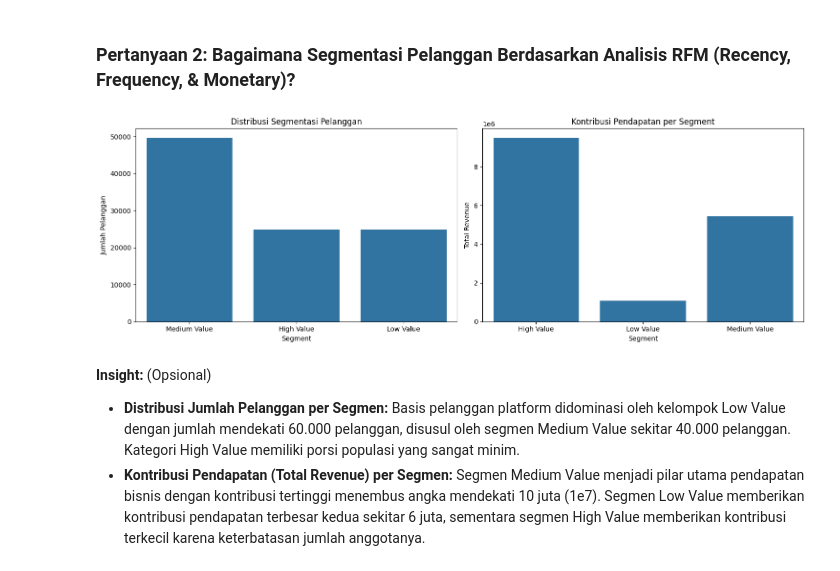
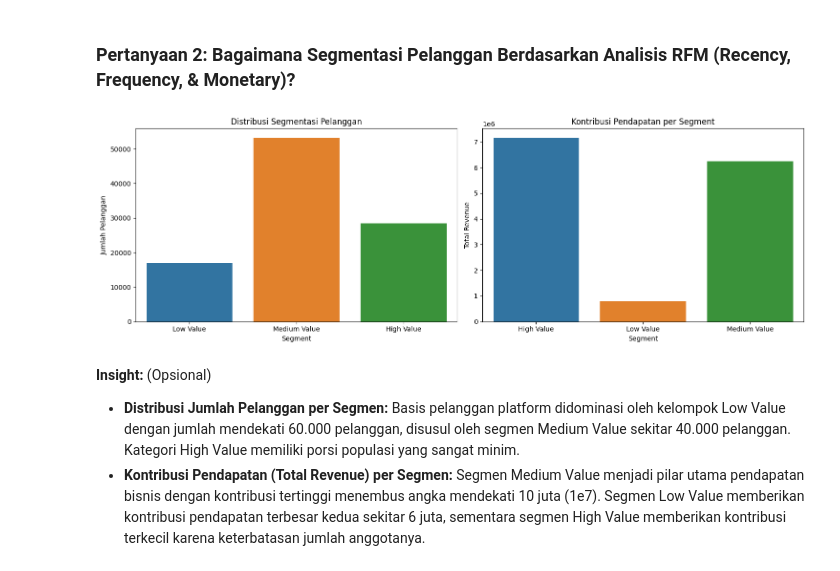
Before and after one commit to faizinnoval/analisis-data-by-asah, a Jupyter notebook: Proyek_Analisis_Data.ipynb, the cells around one changed output. Drawn from its saved outputs; the diff is of its cells as text; code cells hidden in the pictures.

Commit message:
fix: perbarui notebook analisis data dan file main_data

```diff
--- a/Proyek_Analisis_Data.ipynb
+++ b/Proyek_Analisis_Data.ipynb
@@ -346,9 +345,10 @@ dtype: float64
 *   Kategori utama lainnya yang mendominasi pendapatan adalah beleza_saude (Kecantikan & Kesehatan) dan informatica_acessorios (Aksesoris Komputer).
 # %%
 # 1. Menghitung total pendapatan per bulan
-df_eda['order_month'] = df_eda['order_purchase_timestamp'].dt.to_period('M').astype(str)
+main_df['order_purchase_timestamp'] = pd.to_datetime(main_df['order_purchase_timestamp'])
+main_df['order_month'] = main_df['order_purchase_timestamp'].dt.to_period('M').astype(str)
 
-monthly_revenue = df_eda.groupby('order_month')['payment_value'].sum().reset_index()
+monthly_revenue = main_df.groupby('order_month')['payment_value'].sum().reset_index()
 
 print("\n--- Total Pendapatan per Bulan ---")
 display(monthly_revenue.head())
@@ -356,7 +356,7 @@ display(monthly_revenue.head())
 
 # 2. Menghitung pendapatan berdasarkan kategori produk
 category_revenue = (
-    df_eda.groupby('product_category_name')['payment_value']
+    main_df.groupby('product_category_name')['payment_value']
     .sum()
     .sort_values(ascending=False)
     .reset_index()
@@ -408,26 +408,19 @@ product_revenue_df.head(10)
 # %% [markdown]
 ### **Segmentasi Pelanggan Berdasarkan Analisis RFM (Recency, Frequency, & Monetary)?**
 # %%
-# 1. Menggabungkan dataset untuk analisis Recency, Frequency, dan Monetary
-rfm_df = orders.merge(payments, on='order_id')
-rfm_df = rfm_df.merge(customers, on='customer_id')
-
-# 2. Menentukan snapshot date
-snapshot_date = rfm_df['order_purchase_timestamp'].max()
-
-# 3. Menghitung RFM
-# Menentukan tanggal acuan analisis (max order date + 1 hari)
+# 1. Menghitung tanggal acuan analisis (max order date + 1 hari)
 recent_date = main_df['order_purchase_timestamp'].max() + pd.Timedelta(days=1)
 
+# 2. Menghitung RFM dari main_df
 rfm_df = main_df.groupby('customer_id').agg({
-    'order_purchase_timestamp': lambda x: (recent_date - x.max()).days, # Recency
-    'order_id': 'count',                                               # Frequency
-    'price': 'sum'                                                     # Monetary
+    'order_purchase_timestamp': lambda x: (recent_date - x.max()).days,  # Recency
+    'order_id': 'count',                                                  # Frequency
+    'price': 'sum'                                                        # Monetary
 }).reset_index()
 
 rfm_df.columns = ['customer_id', 'recency', 'frequency', 'monetary']
 
 print("\n--- Data RFM ---")
-display(rfm.head())
+display(rfm_df.head())
 # %% [output]
 --- Data RFM ---
@@ -595,28 +585,39 @@ plt.show()
 # %% [markdown]
 ### **Pertanyaan 2: Bagaimana Segmentasi Pelanggan Berdasarkan Analisis RFM (Recency, Frequency, & Monetary)?**
 # %%
-plt.figure(figsize=(15,5))
+plt.figure(figsize=(15, 5))
 
 # Visualisasi 1: Distribusi pelanggan
 plt.subplot(1, 2, 1)
-sns.countplot(data=rfm, x='segment')
+sns.countplot(
+    data=rfm_df,
+    x='customer_segment',
+    hue='customer_segment',
+    legend=False
+)
 plt.title("Distribusi Segmentasi Pelanggan")
 plt.xlabel("Segment")
 plt.ylabel("Jumlah Pelanggan")
 
 # Visualisasi 2: Kontribusi revenue
-segment_revenue = rfm.groupby('segment')['monetary'].sum().reset_index()
+segment_revenue = rfm_df.groupby('customer_segment')['monetary'].sum().reset_index()
 
 plt.subplot(1, 2, 2)
-sns.barplot(data=segment_revenue, x='segment', y='monetary')
+sns.barplot(
+    data=segment_revenue,
+    x='customer_segment',
+    y='monetary',
+    hue='customer_segment',
+    legend=False
+)
 plt.title("Kontribusi Pendapatan per Segment")
 plt.xlabel("Segment")
 plt.ylabel("Total Revenue")
 
 plt.tight_layout()
 plt.show()
 # %% [output]
-[figure, old version]
+[figure, new version]
 # %% [markdown]
 **Insight:** (Opsional)
 *   **Distribusi Jumlah Pelanggan per Segmen:** Basis pelanggan platform didominasi oleh kelompok Low Value dengan jumlah mendekati 60.000 pelanggan, disusul oleh segmen Medium Value sekitar 40.000 pelanggan. Kategori High Value memiliki porsi populasi yang sangat minim.
```
Also changed, not shown: parts of 5 cells of this notebook, 1 other file.
